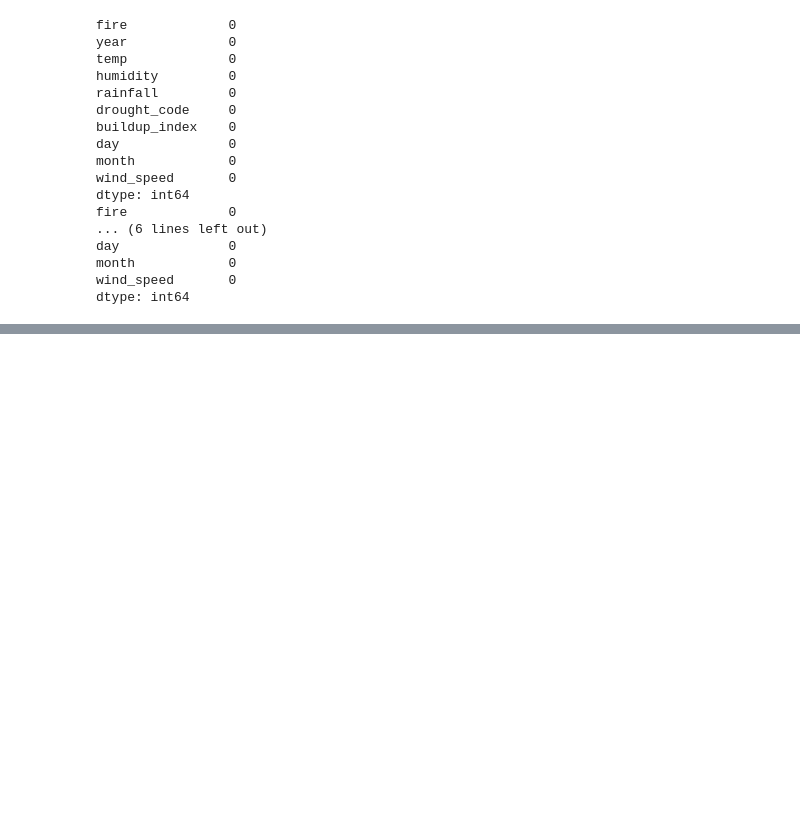
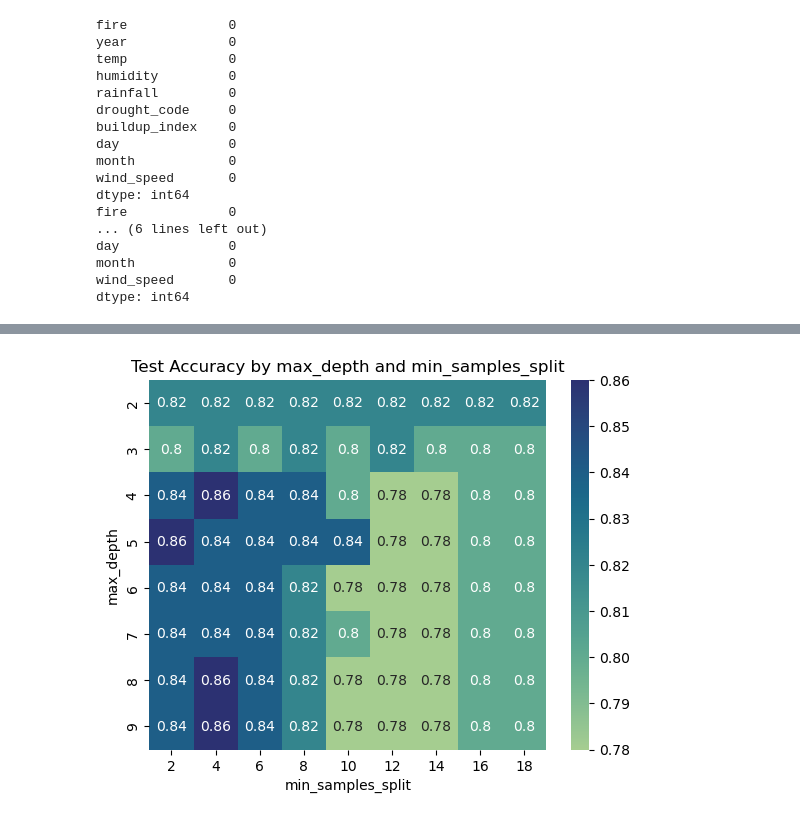
Before and after one commit to phoebe25246966/project, a Jupyter notebook: CT4101_A1_wong_phoebehuilei_code.ipynb, the cells around one changed output, grey strips where cells are left out. Cells and saved outputs as stored; diff of their text form; code cells hidden in the pictures; blank space fills up the shorter version.

```diff
--- a/CT4101_A1_wong_phoebehuilei_code.ipynb
+++ b/CT4101_A1_wong_phoebehuilei_code.ipynb
@@ -167,0 +221,34 @@ print(df_results)
+# %%
+train_result_list_d_s =[]
+test_result_list_d_s =[]
+
+for s in min_samples_split :
+    for d in max_depth:
+        model = RandomForestClassifier(min_samples_split=s,max_depth=d,random_state=42)
+        model.fit(X_train,y_train)
+
+
+        #prediction on train data
+        y_pred_train_d_s = model.predict(X_train)
+        score_train = accuracy_score(y_train, y_pred_train_d_s)
+        precision_train = precision_score(y_train,y_pred_train_d_s, pos_label="yes")
+        recall_train = recall_score(y_train,y_pred_train_d_s,pos_label="yes")
+        train_result_list_d_s.append({"min_samples_split": s,"max_depth":d,"score":score_train,"precision":f"{precision_train:.2f}","recall":f"{recall_train:.2f}"})
+
+
+         #prediction on test data
+        y_pred_test_d_s = model.predict(X_test)
+        score_test = accuracy_score(y_test, y_pred_test_d_s)
+        precision_test = precision_score(y_test, y_pred_test_d_s, pos_label="yes")
+        recall_test = recall_score(y_test, y_pred_test_d_s,pos_label="yes")
+        test_result_list_d_s.append({"min_samples_split": s,"max_depth":d,"score":score_test,"precision":f"{precision_test:.2f}","recall":f"{recall_test:.2f}"})
+
+
+
+#data frames for train data
+df_train_results_d_s = pd.DataFrame(train_result_list_d_s).sort_values(by='score', ascending=False)
+print(df_train_results_d_s[0:6])
+
+#data frames for test data
+df_test_results_d_s = pd.DataFrame(test_result_list_d_s).sort_values(by='score', ascending=False)
+print(df_test_results_d_s[0:6])
@@ -167,0 +270,11 @@ print(df_results)
+# %%
+pivot = df_test_results_d_s.pivot(index="max_depth", columns="min_samples_split", values="score")
+sns.heatmap(pivot, annot=True, cmap="crest")
+plt.title("Test Accuracy by max_depth and min_samples_split")
+plt.xlabel("min_samples_split")
+plt.ylabel("max_depth")
+plt.show()
+
+#code reference : https://seaborn.pydata.org/generated/seaborn.heatmap.html
+# %% [output]
+[figure, added]
```
Also changed, not shown: parts of 11 cells of this notebook.
